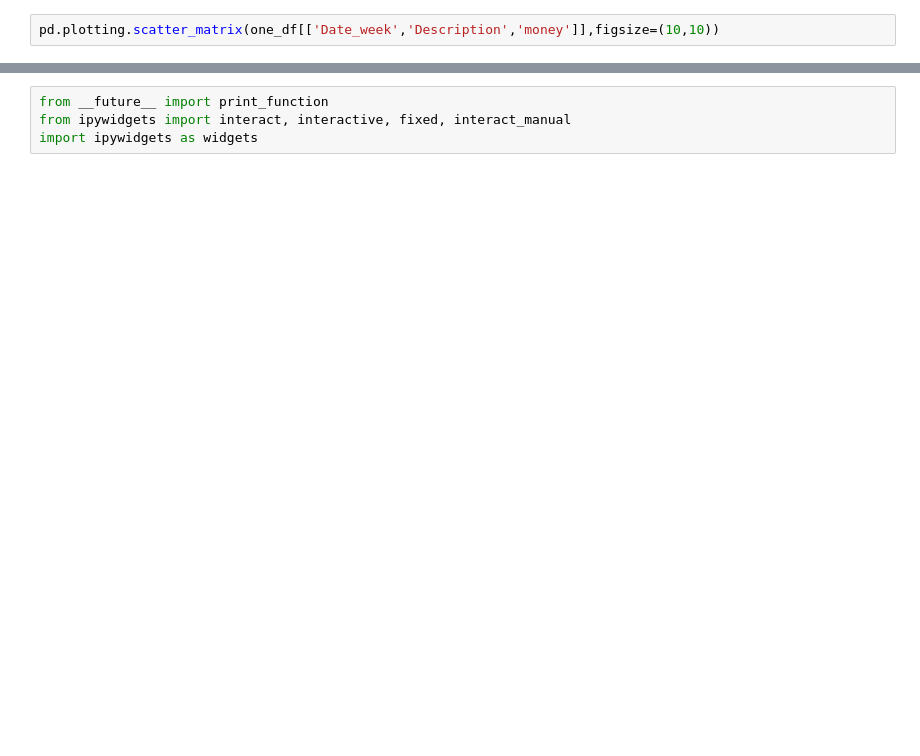
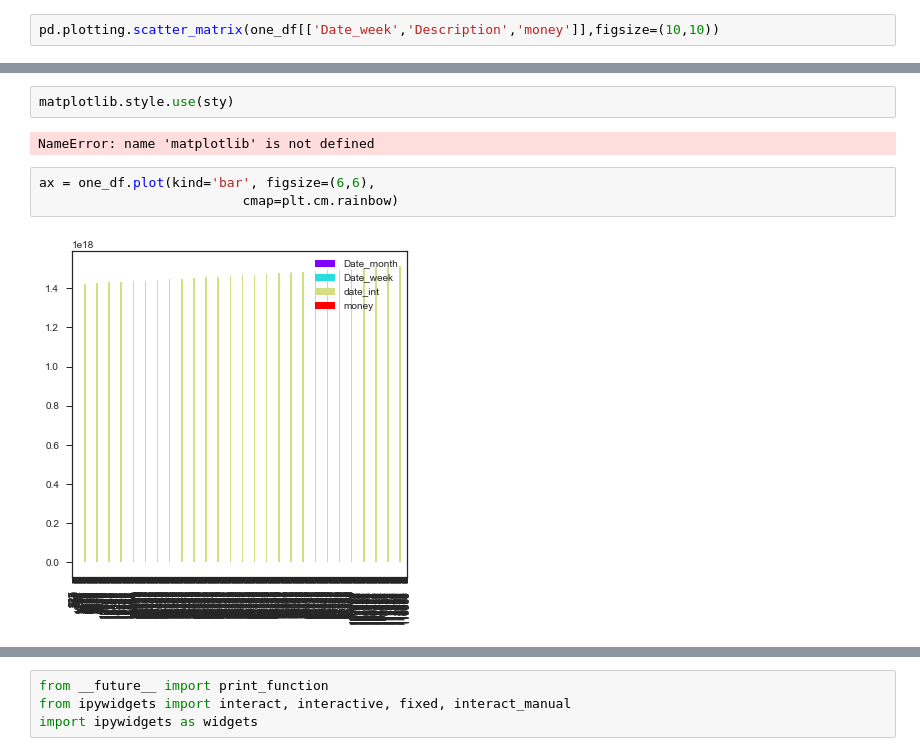
Before and after one commit to mdev111/DreamChaser, a Jupyter notebook: Untitled3.ipynb, the cells around one changed output, grey strips where cells are left out. Drawn from its saved outputs; the diff is of its cells as text; blank space fills up the shorter version.

```diff
--- a/Untitled3.ipynb
+++ b/Untitled3.ipynb
@@ -100,0 +172,9 @@ test.plot(x='Description', y='money', kind='line', figsize=(20,5))
+# %%
+matplotlib.style.use(sty)
+# %% [output]
+NameError: name 'matplotlib' is not defined
+# %%
+ax = one_df.plot(kind='bar', figsize=(6,6),
+                          cmap=plt.cm.rainbow)
+# %% [output]
+[figure, added]
```
Also changed, not shown: parts of 21 cells of this notebook.
